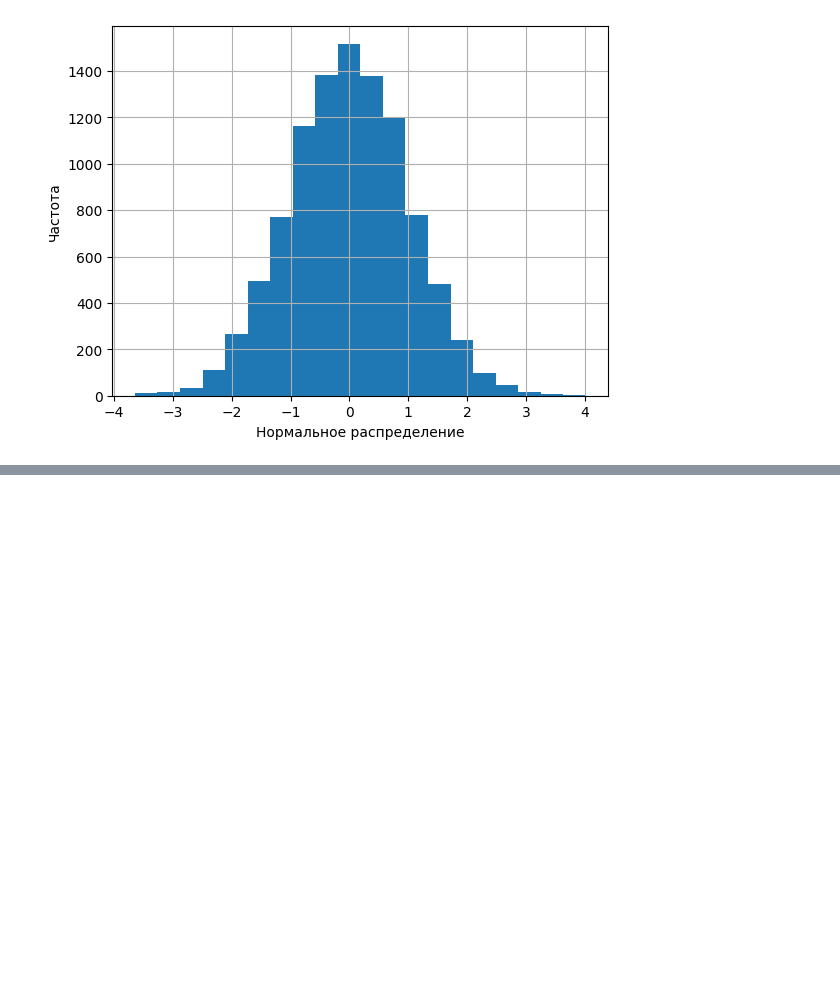
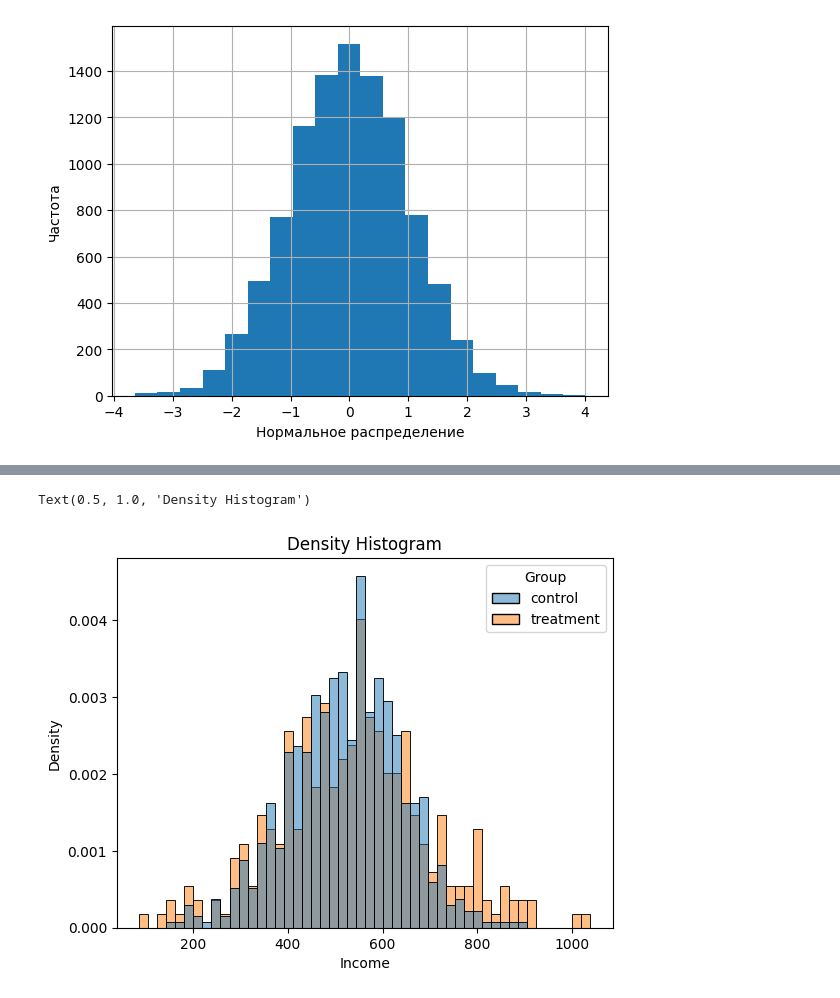
Before and after one commit to Vakhranev/MGIMO, a Jupyter notebook: 14 февраля.ipynb, the cells around one changed output, grey strips where cells are left out. Cells and saved outputs as stored; diff of their text form; code cells hidden in the pictures; blank space fills up the shorter version.

```diff
--- a/14 февраля.ipynb
+++ b/14 февраля.ipynb
@@ -319,0 +397,6 @@ ex_1_17()
+# %%
+sns.histplot(data=df, x='Income', hue='Group', bins=50, stat='density', common_norm=False)
+plt.title("Density Histogram")
+# %% [output]
+Text(0.5, 1.0, 'Density Histogram')
+[figure, added]
```
Also changed, not shown: parts of 47 cells of this notebook.
